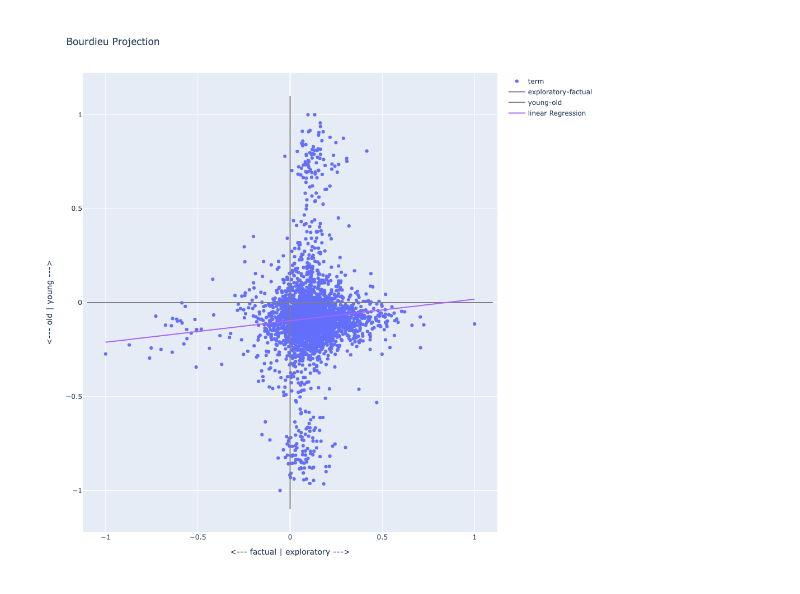
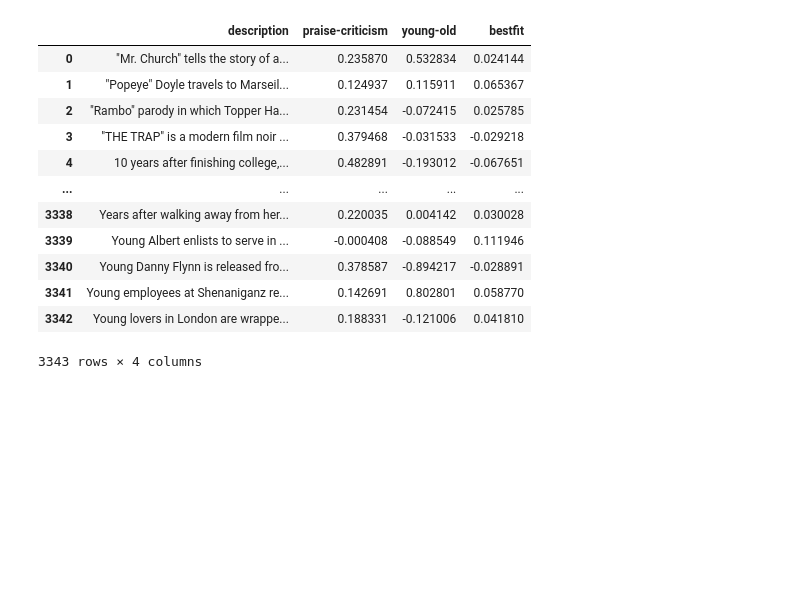
Before and after one commit to charlesdedampierre/bunkatech, a Jupyter notebook: demo_bourdieu.ipynb, the cells around one changed output. Saved outputs shown, nothing was run; the diff lists cells and outputs as text; code cells hidden in the pictures; blank space fills up the shorter version.

```diff
--- a/demo_bourdieu.ipynb
+++ b/demo_bourdieu.ipynb
@@ -119,16 +107,17 @@ for name, row in test.iterrows():
-# %%
-projection_1 = ['exploratory', 'factual']
-
-#projection_1 = ['men', 'women']
-projection_2 = ['young', 'old']
-
-fig = bourdieu.bourdieu_projection(
-        projection_1,
-        projection_2,
-        height= 1000,
-        width = 1000,
-        regression=True,
-        type="terms")
-fig.show()
-# %% [output]
-[figure, removed]
+# %%
+test = bourdieu.df_fig
+test
+# %% [output]
+|  | description | praise-criticism | young-old | bestfit |
+| 0 | "Mr. Church" tells the story of a... | 0.235870 | 0.532834 | 0.024144 |
+| 1 | "Popeye" Doyle travels to Marseil... | 0.124937 | 0.115911 | 0.065367 |
+| 2 | "Rambo" parody in which Topper Ha... | 0.231454 | -0.072415 | 0.025785 |
+| 3 | "THE TRAP" is a modern film noir ... | 0.379468 | -0.031533 | -0.029218 |
+| 4 | 10 years after finishing college,... | 0.482891 | -0.193012 | -0.067651 |
+| ... | ... | ... | ... | ... |
+| 3338 | Years after walking away from her... | 0.220035 | 0.004142 | 0.030028 |
+| 3339 | Young Albert enlists to serve in ... | -0.000408 | -0.088549 | 0.111946 |
+| 3340 | Young Danny Flynn is released fro... | 0.378587 | -0.894217 | -0.028891 |
+| 3341 | Young employees at Shenaniganz re... | 0.142691 | 0.802801 | 0.058770 |
+| 3342 | Young lovers in London are wrappe... | 0.188331 | -0.121006 | 0.041810 |
+3343 rows × 4 columns
```
Also changed, not shown: parts of 10 cells of this notebook, 1 other file.
